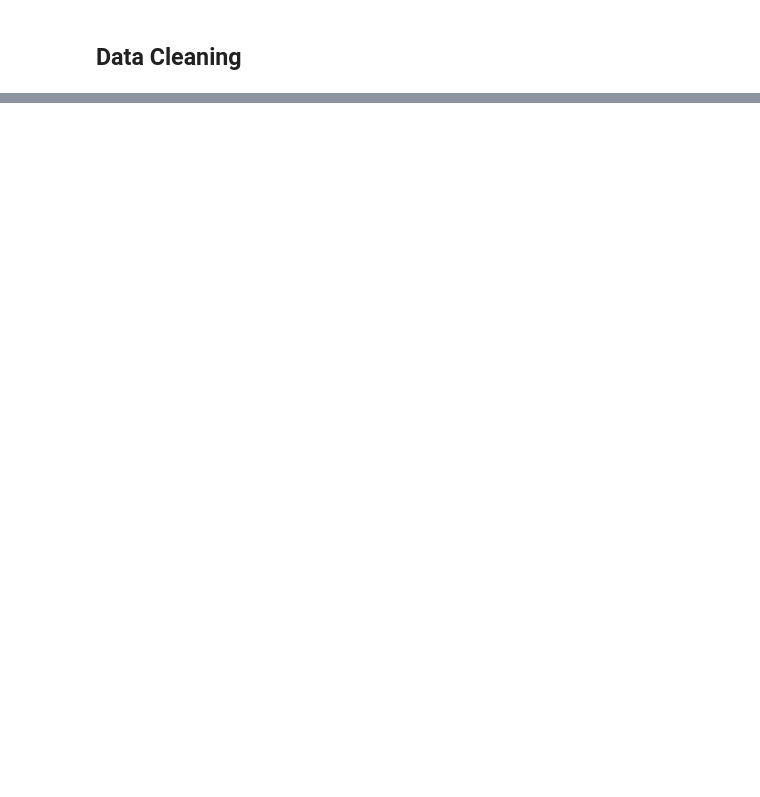
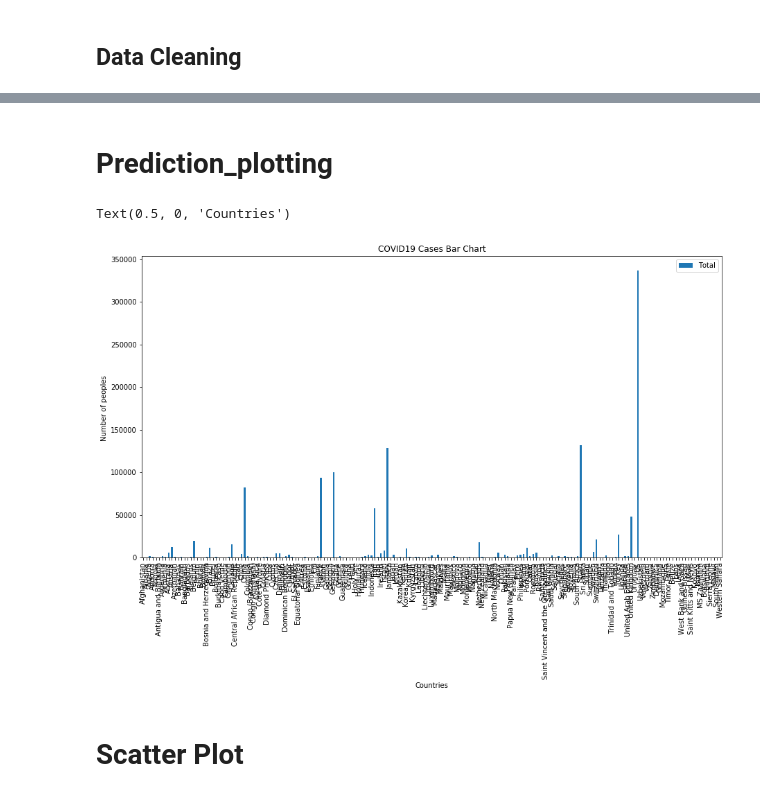
Before and after one commit to hamzaqureshi96/Covid_virus, a Jupyter notebook: prediction_plotting.ipynb, the cells around one changed output, grey strips where cells are left out. Drawn from its saved outputs; the diff is of its cells as text; code cells hidden in the pictures; blank space fills up the shorter version.

Commit message:
uploading file for tensor flow prediction

```diff
--- a/prediction_plotting.ipynb
+++ b/prediction_plotting.ipynb
@@ -44,0 +139,4 @@ df_cnf.head()
+# %%
+# Taking the mean of lat long and storing them in the data frame lat long columns.
+df['Lat'].mean(),df['Long'].mean()
+df[['Lat', 'Long']] = df['Lat'].mean(),df['Long'].mean()
@@ -44,0 +177,2 @@ df_cnf.head()
+# %%
+df["Total"] = df[df.columns[-1]].sum()
@@ -44,0 +196,15 @@ df_cnf.head()
+# %%
+def total(df_cases):
+
+    df_final = pd.DataFrame()
+    for country in df_cases['Country/Region'].unique():
+        df = df_cases[df_cases["Country/Region"]== country]
+        df[['Lat', 'Long']] = df['Lat'].mean(),df['Long'].mean()
+        df["Total"] = df[df.columns[-1]].sum()
+        df=df.head(1)
+        df_final = df_final.append(df)
+    return df_final
+# %%
+df_final_cnf = total(df_cnf)
+df_final_dth = total(df_dth)
+df_final_rcvd = total(df_rcvd)
@@ -44,0 +317,13 @@ df_cnf.head()
+# %% [markdown]
+# Prediction_plotting
+# %%
+# option 2: preferred option with more flexibility
+ax = df_final_cnf.plot(x='Country/Region',y ='Total', kind='bar', figsize=(15, 8))
+ax.set_title('COVID19 Cases Bar Chart')
+ax.set_ylabel('Number of peoples ')
+ax.set_xlabel('Countries')
+# %% [output]
+Text(0.5, 0, 'Countries')
+[figure, added]
+# %% [markdown]
+# Scatter Plot
```
Also changed, not shown: parts of 105 cells of this notebook.
